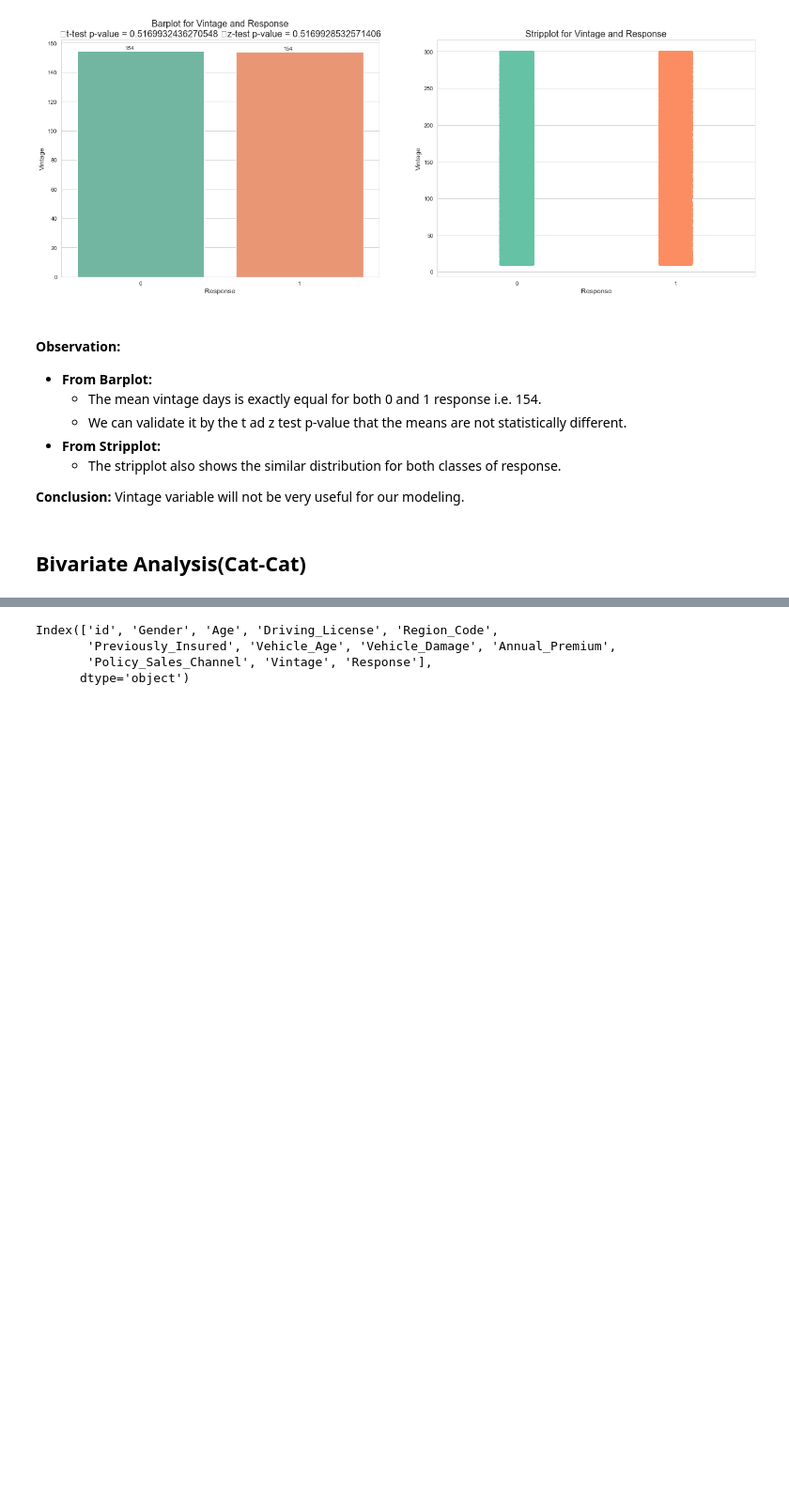
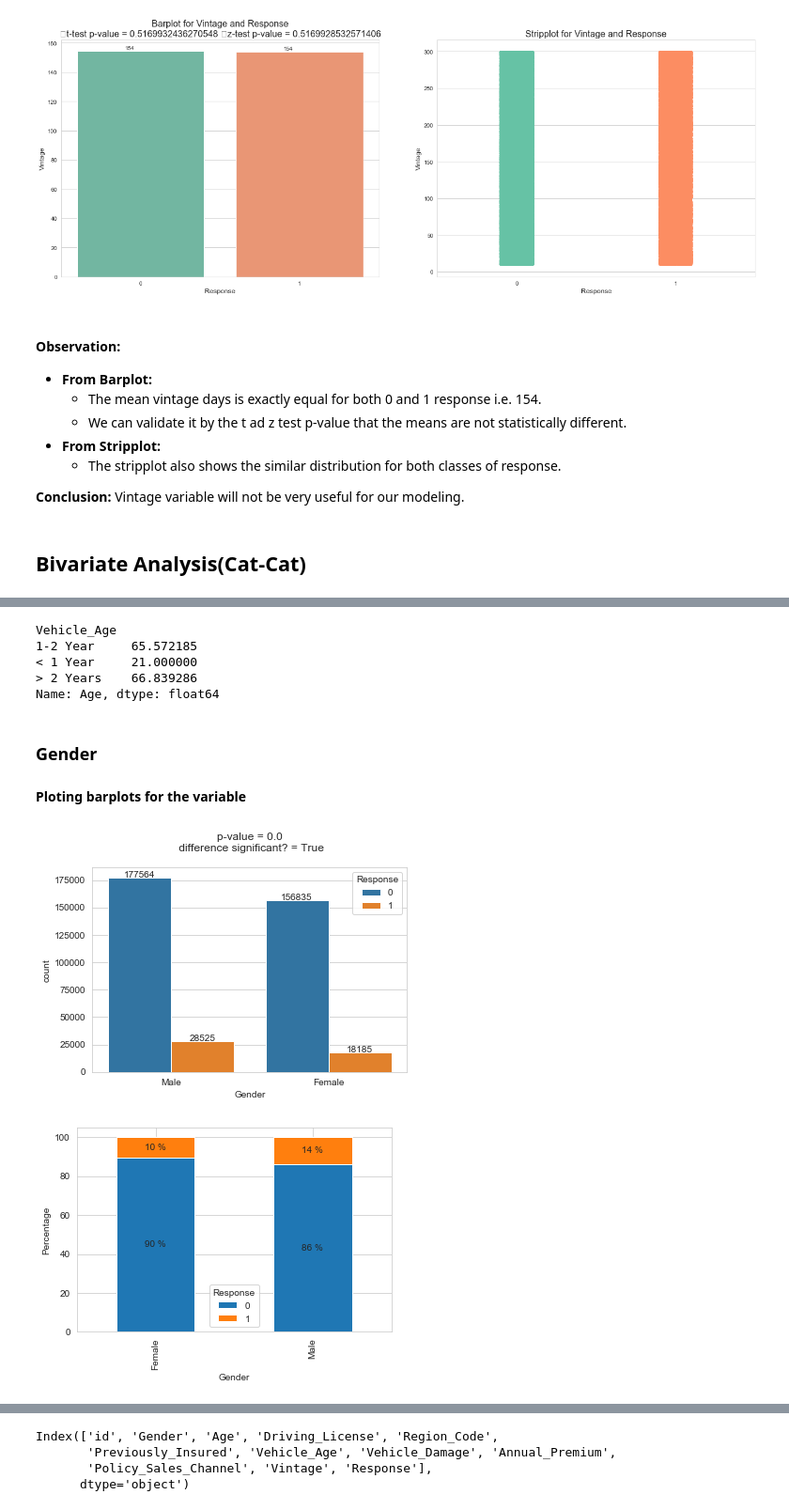
Before and after one commit to Kamaldeep0077/Cross-Sell-Prediction, a Jupyter notebook: Cross-Sell Prediction.ipynb, the cells around one changed output, grey strips where cells are left out. Shown at 94% size. Cells and saved outputs as stored; diff of their text form; code cells hidden in the pictures; blank space fills up the shorter version.

```diff
--- a/Cross-Sell Prediction.ipynb
+++ b/Cross-Sell Prediction.ipynb
@@ -690,0 +718,17 @@ def BVA_categorical_plot(data, tar, cat):
+# %%
+train[train['Driving_License'] == 0].groupby('Vehicle_Age')['Age'].mean()
+# %% [output]
+Vehicle_Age
+1-2 Year     65.572185
+< 1 Year     21.000000
+> 2 Years    66.839286
+Name: Age, dtype: float64
+# %% [markdown]
+### Gender
+# %% [markdown]
+**Ploting barplots for the variable**
+# %%
+BVA_cat_cat(train, 'Response', 'Gender')
+# %% [output]
+[figure, added]
+[figure, added]
```
Also changed, not shown: parts of 24 cells of this notebook.
